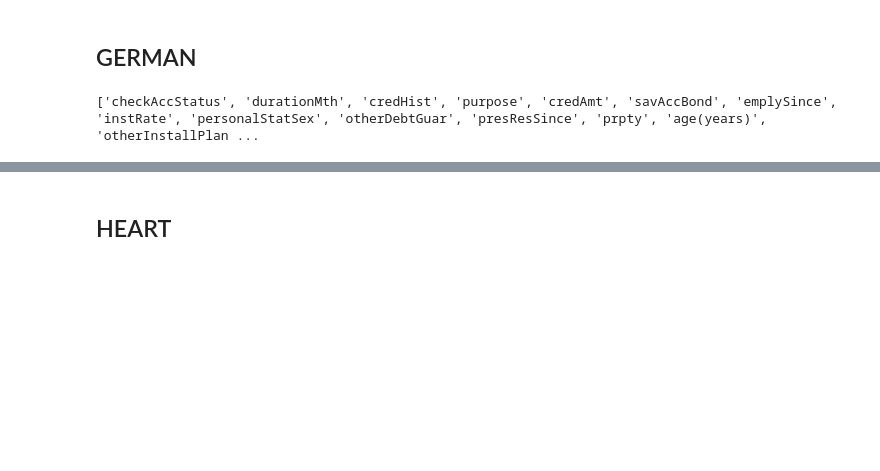
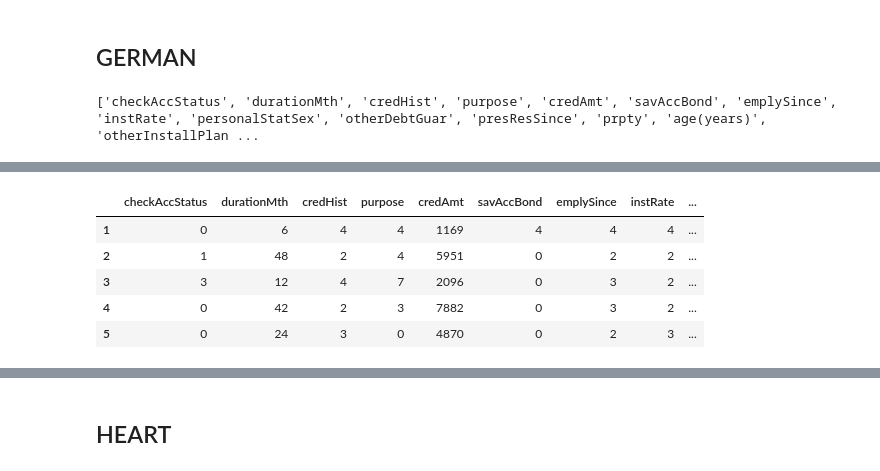
Before and after one commit to Veracitea/CZ4032--Data-Analytics-and-Mining, a Jupyter notebook: CZ4032_Decision_Tree_Classifier.ipynb, the cells around one changed output, grey strips where cells are left out. Saved outputs shown, nothing was run; the diff lists cells and outputs as text; code cells hidden in the pictures; blank space fills up the shorter version.

```diff
--- a/CZ4032_Decision_Tree_Classifier.ipynb
+++ b/CZ4032_Decision_Tree_Classifier.ipynb
@@ -270,4 +272,13 @@ german['frgnWorker'] = labelencoder.fit_transform(german['frgnWorker'])
 X = german[["checkAccStatus", "durationMth", "credHist", "purpose", "credAmt","savAccBond","emplySince","instRate","personalStatSex","otherDebtGuar","presResSince","prpty","age(years)","otherInstallPlans","housing","numExistCreds","job","numPplMaintain","telephone","frgnWorker"]]
 y = german[['goodBad']]
 cols = ["checkAccStatus", "durationMth", "credHist", "purpose", "credAmt","savAccBond","emplySince","instRate","personalStatSex","otherDebtGuar","presResSince","prpty","age(years)","otherInstallPlans","housing","numExistCreds","job","numPplMaintain","telephone","frgnWorker"]
+# %%
+X.head()
+# %% [output]
+|  | checkAccStatus | durationMth | credHist | purpose | credAmt | savAccBond | emplySince | instRate | ... |
+| 1 | 0 | 6 | 4 | 4 | 1169 | 4 | 4 | 4 | ... |
+| 2 | 1 | 48 | 2 | 4 | 5951 | 0 | 2 | 2 | ... |
+| 3 | 3 | 12 | 4 | 7 | 2096 | 0 | 3 | 2 | ... |
+| 4 | 0 | 42 | 2 | 3 | 7882 | 0 | 3 | 2 | ... |
+| 5 | 0 | 24 | 3 | 0 | 4870 | 0 | 2 | 3 | ... |
 # %%
```
Also changed, not shown: parts of 15 cells of this notebook.
